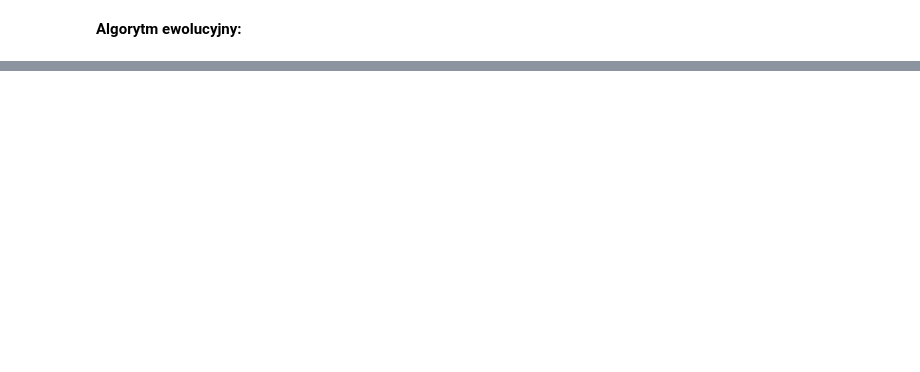
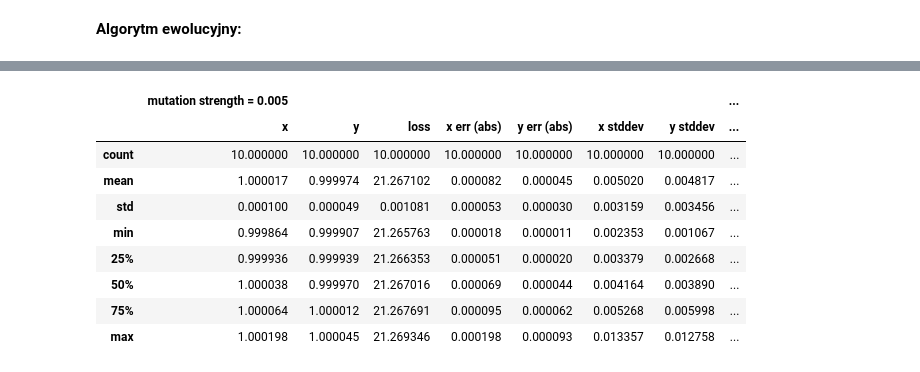
Before and after one commit to janekfilipecki/core-machine-learning, a Jupyter notebook: cw_2.ipynb, the cells around one changed output, grey strips where cells are left out. Cells and saved outputs as stored; diff of their text form; code cells hidden in the pictures; blank space fills up the shorter version.

Commit message:
added dataframes

```diff
--- a/cw_2.ipynb
+++ b/cw_2.ipynb
@@ -88,0 +131,19 @@ def evo(start_pop, num_iters, pop_size):
+# %%
+X, Y = generations[:,:,0].flatten(), generations[:,:,1].flatten()
+
+layout = go.Layout(width=700, height=500,
+                    title='Factory location',
+                    xaxis_title='x',
+                    yaxis_title='y',
+                    plot_bgcolor='DarkSeaGreen')
+fig = go.Figure(layout=layout)
+
+colorscale = sample_colorscale('Agsunset', list(np.linspace(0, 1, len(generations))))
+colorscale.reverse()
+colorscale[-1]='white'
+for i, pop in enumerate(generations):
+    fig.add_trace(go.Scatter(x=pop[:,0], y=pop[:,1], mode='markers',
+                  name=f'population {i}',
+                  marker=dict(size=6,
+                  color=colorscale[i])))
+fig.show()
@@ -88,0 +152,23 @@ def evo(start_pop, num_iters, pop_size):
+# %%
+ITERATION_NUMBER = 200
+POPULATION_SIZE = 50
+MUTATION_STRENGTH = 0.005
+CROSSOVER_PROBABILITY = 0.5
+
+test = np.arange(0.005, 0.015, 0.005)
+test = [np.round(t, 3) for t in test]
+param_name = 'mutation strength'
+runs_amount = 10
+
+data = [([evo(POPULATION_SIZE, ITERATION_NUMBER, metric, CROSSOVER_PROBABILITY)  for _ in range(runs_amount)], metric) for metric in test]
+
+col_names = ['x', 'y', 'loss', 'x err (abs)', 'y err (abs)', 'x stddev', 'y stddev']
+df_columns = []
+df_data = [[]]*runs_amount
+for param_data, param_value in data:
+    df_data = np.append(df_data, [[x[1][0], x[1][1], loss(x[1]), abs(x[1][0] - 1), abs(x[1][1] - 1), np.std(x[0][-1][:][0]), np.std(x[0][-1][:][1])] for x in param_data], axis=1)
+    df_columns += [(f'{param_name} = {param_value}', name) for name in col_names]
+
+df = pd.DataFrame(columns=df_columns, data=df_data)
+df.columns = pd.MultiIndex.from_tuples(df.columns)
+df
@@ -88,0 +188,13 @@ def evo(start_pop, num_iters, pop_size):
+# %%
+df.describe()
+# %% [output]
+|  | mutation strength = 0.005 |  |  |  |  |  |  | ... |
+|  | x | y | loss | x err (abs) | y err (abs) | x stddev | y stddev | ... |
+| count | 10.000000 | 10.000000 | 10.000000 | 10.000000 | 10.000000 | 10.000000 | 10.000000 | ... |
+| mean | 1.000017 | 0.999974 | 21.267102 | 0.000082 | 0.000045 | 0.005020 | 0.004817 | ... |
+| std | 0.000100 | 0.000049 | 0.001081 | 0.000053 | 0.000030 | 0.003159 | 0.003456 | ... |
+| min | 0.999864 | 0.999907 | 21.265763 | 0.000018 | 0.000011 | 0.002353 | 0.001067 | ... |
+| 25% | 0.999936 | 0.999939 | 21.266353 | 0.000051 | 0.000020 | 0.003379 | 0.002668 | ... |
+| 50% | 1.000038 | 0.999970 | 21.267016 | 0.000069 | 0.000044 | 0.004164 | 0.003890 | ... |
+| 75% | 1.000064 | 1.000012 | 21.267691 | 0.000095 | 0.000062 | 0.005268 | 0.005998 | ... |
+| max | 1.000198 | 1.000045 | 21.269346 | 0.000198 | 0.000093 | 0.013357 | 0.012758 | ... |
```
Also changed, not shown: parts of 20 cells of this notebook.
